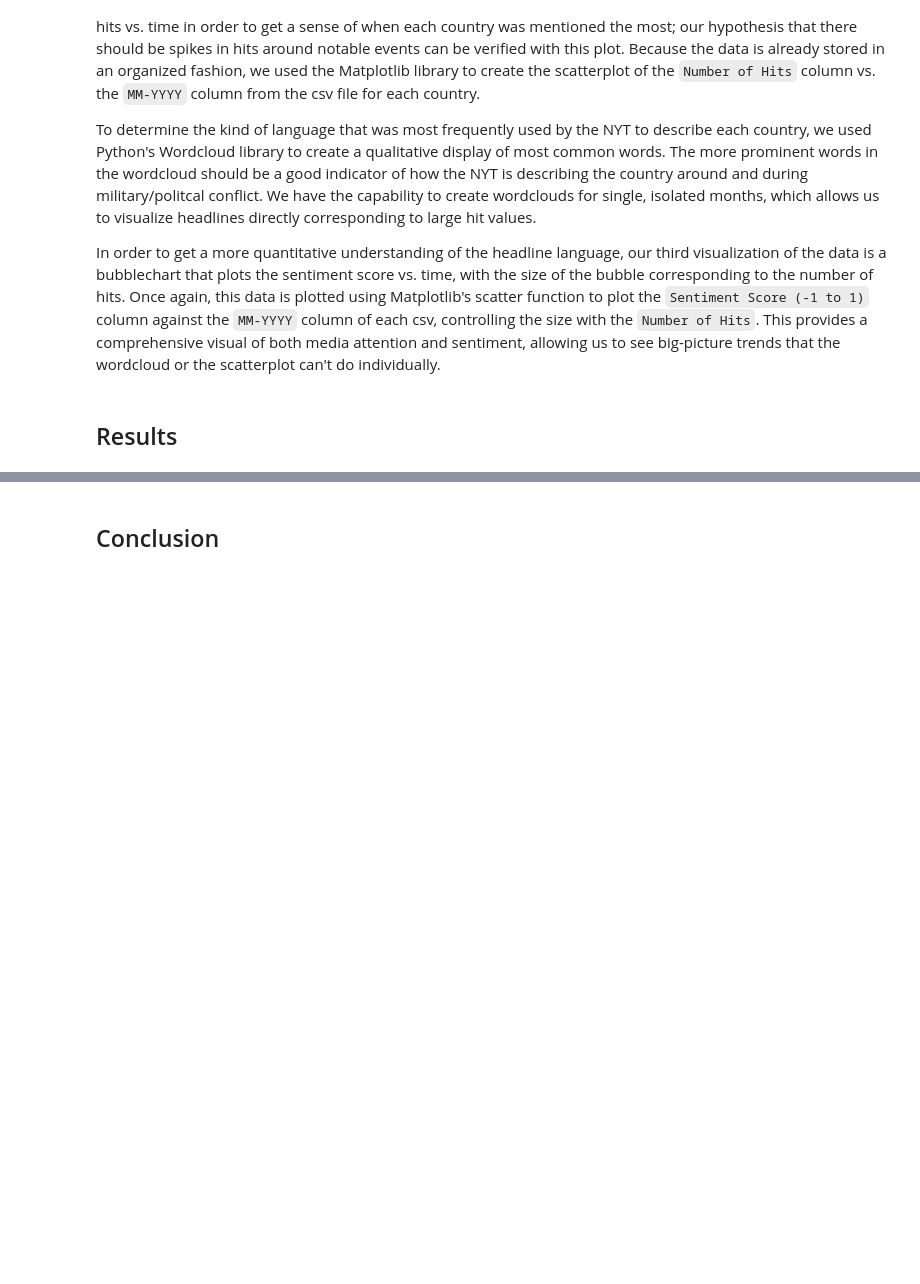
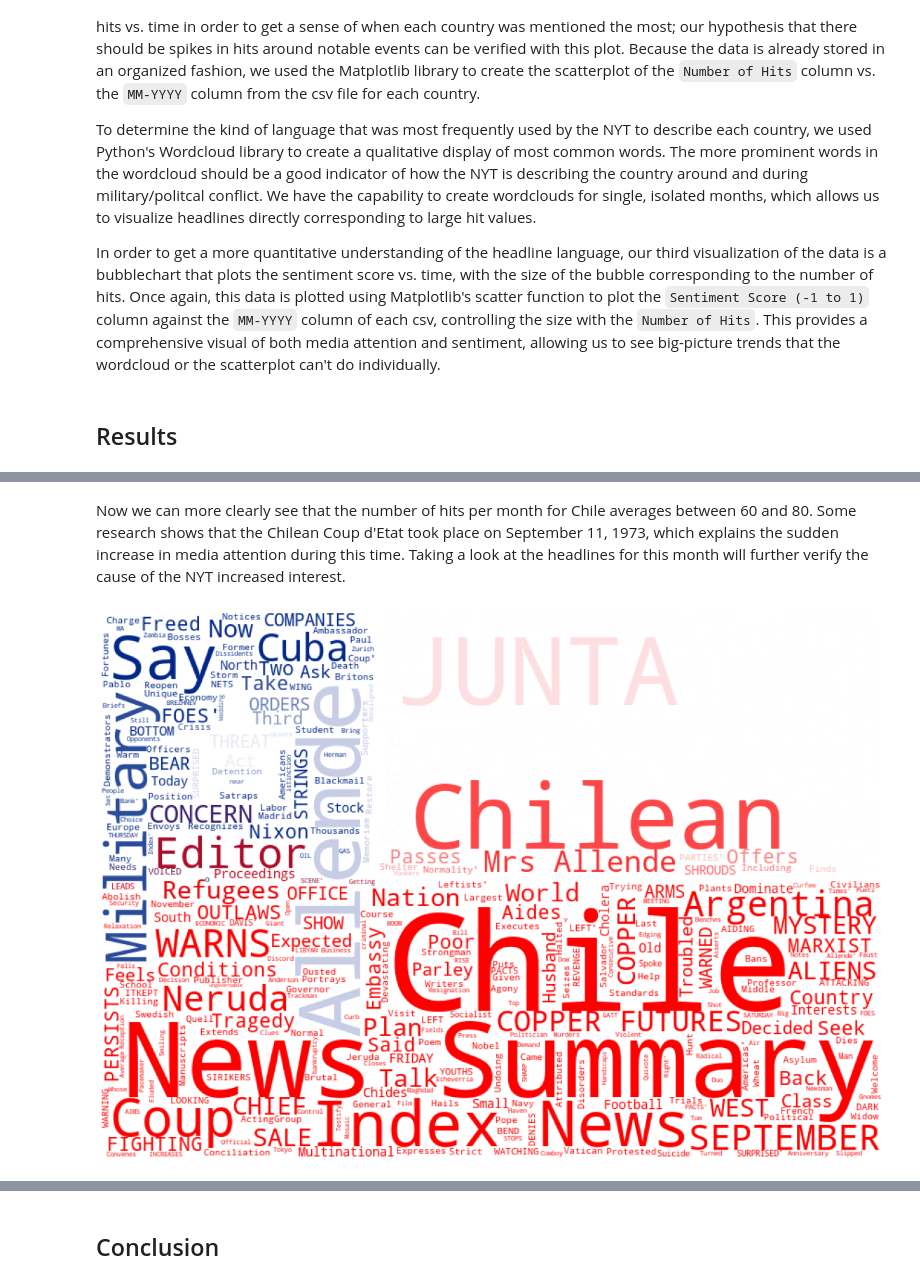
Before and after one commit to olincollege/softdes-nytimes-countries, a Jupyter notebook: ComputationalEssay.ipynb, the cells around one changed output, grey strips where cells are left out. Cells and saved outputs as stored; diff of their text form; code cells hidden in the pictures; blank space fills up the shorter version.

```diff
--- a/ComputationalEssay.ipynb
+++ b/ComputationalEssay.ipynb
@@ -115,0 +129,8 @@ In order to get a more quantitative understanding of the headline language, our
+# %% [markdown]
+Now we can more clearly see that the number of hits per month for Chile averages between 60 and 80. Some research shows that the Chilean Coup d'Etat took place on September 11, 1973, which explains the sudden increase in media attention during this time. Taking a look at the headlines for this month will further verify the cause of the NYT increased interest.
+# %%
+from visualization import create_word_cloud_one_month
+
+create_word_cloud_one_month("Chile", "197309")
+# %% [output]
+[figure, added]
```
Also changed, not shown: parts of 25 cells of this notebook.
